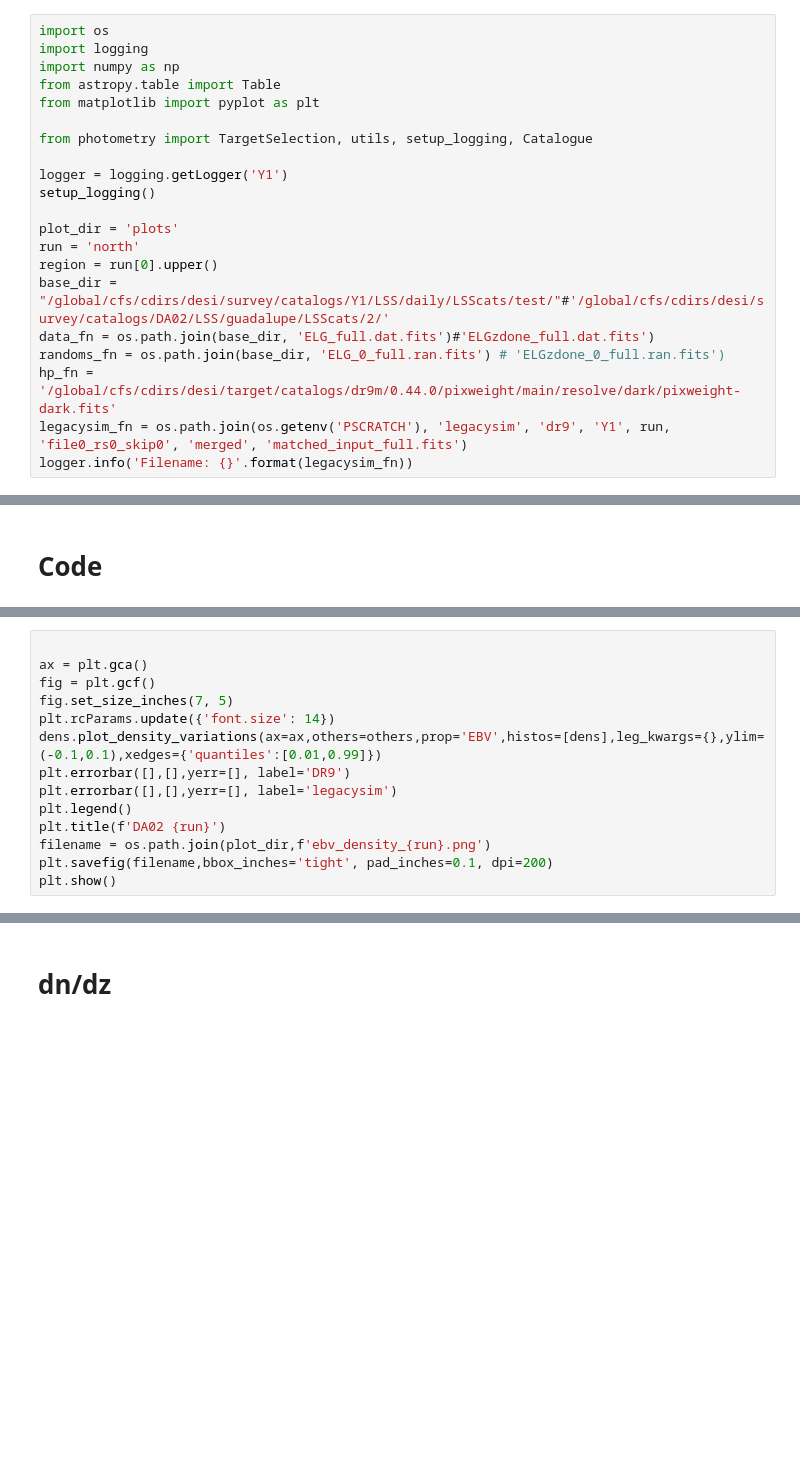
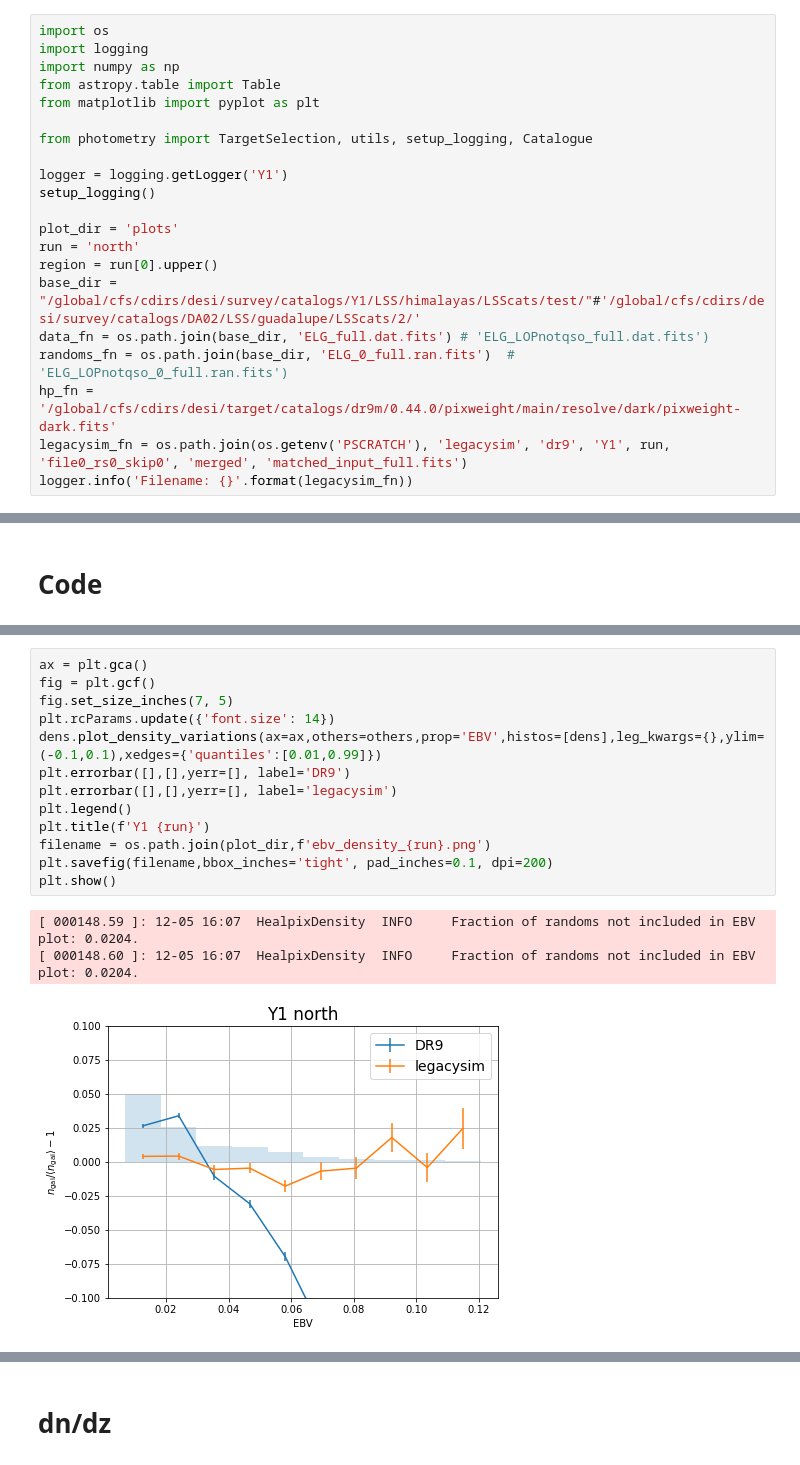
Before and after one commit to AlbertoRosado1/perlmutter_legacysim_runs, a Jupyter notebook: Y1/checks_north_final.ipynb, the cells around one changed output, grey strips where cells are left out. Saved outputs shown, nothing was run; the diff lists cells and outputs as text; blank space fills up the shorter version.

```diff
--- a/Y1/checks_north_final.ipynb
+++ b/Y1/checks_north_final.ipynb
@@ -16,9 +16,9 @@ setup_logging()
 plot_dir = 'plots'
 run = 'north'
 region = run[0].upper()
-base_dir = "/global/cfs/cdirs/desi/survey/catalogs/Y1/LSS/daily/LSScats/test/"#'/global/cfs/cdirs/desi/survey/catalogs/DA02/LSS/guadalupe/LSScats/2/'
-data_fn = os.path.join(base_dir, 'ELG_full.dat.fits')#'ELGzdone_full.dat.fits')
-randoms_fn = os.path.join(base_dir, 'ELG_0_full.ran.fits') # 'ELGzdone_0_full.ran.fits')
+base_dir = "/global/cfs/cdirs/desi/survey/catalogs/Y1/LSS/himalayas/LSScats/test/"#'/global/cfs/cdirs/desi/survey/catalogs/DA02/LSS/guadalupe/LSScats/2/'
+data_fn = os.path.join(base_dir, 'ELG_full.dat.fits') # 'ELG_LOPnotqso_full.dat.fits')
+randoms_fn = os.path.join(base_dir, 'ELG_0_full.ran.fits')  # 'ELG_LOPnotqso_0_full.ran.fits')
 hp_fn = '/global/cfs/cdirs/desi/target/catalogs/dr9m/0.44.0/pixweight/main/resolve/dark/pixweight-dark.fits'
 legacysim_fn = os.path.join(os.getenv('PSCRATCH'), 'legacysim', 'dr9', 'Y1', run, 'file0_rs0_skip0', 'merged', 'matched_input_full.fits')
 logger.info('Filename: {}'.format(legacysim_fn))
@@ -256,18 +260,21 @@ plt.show()
 [figure]
 # %%
-
 ax = plt.gca()
 fig = plt.gcf()
 fig.set_size_inches(7, 5)
 plt.rcParams.update({'font.size': 14})
 dens.plot_density_variations(ax=ax,others=others,prop='EBV',histos=[dens],leg_kwargs={},ylim=(-0.1,0.1),xedges={'quantiles':[0.01,0.99]})
 plt.errorbar([],[],yerr=[], label='DR9')
 plt.errorbar([],[],yerr=[], label='legacysim')
 plt.legend()
-plt.title(f'DA02 {run}')
+plt.title(f'Y1 {run}')
 filename = os.path.join(plot_dir,f'ebv_density_{run}.png')
 plt.savefig(filename,bbox_inches='tight', pad_inches=0.1, dpi=200)
 plt.show()
+# %% [output]
+[ 000148.59 ]: 12-05 16:07  HealpixDensity  INFO     Fraction of randoms not included in EBV plot: 0.0204.
+[ 000148.60 ]: 12-05 16:07  HealpixDensity  INFO     Fraction of randoms not included in EBV plot: 0.0204.
+[figure, added]
 # %%
 d = data
 r = randoms
```
Also changed, not shown: parts of 13 cells of this notebook.
